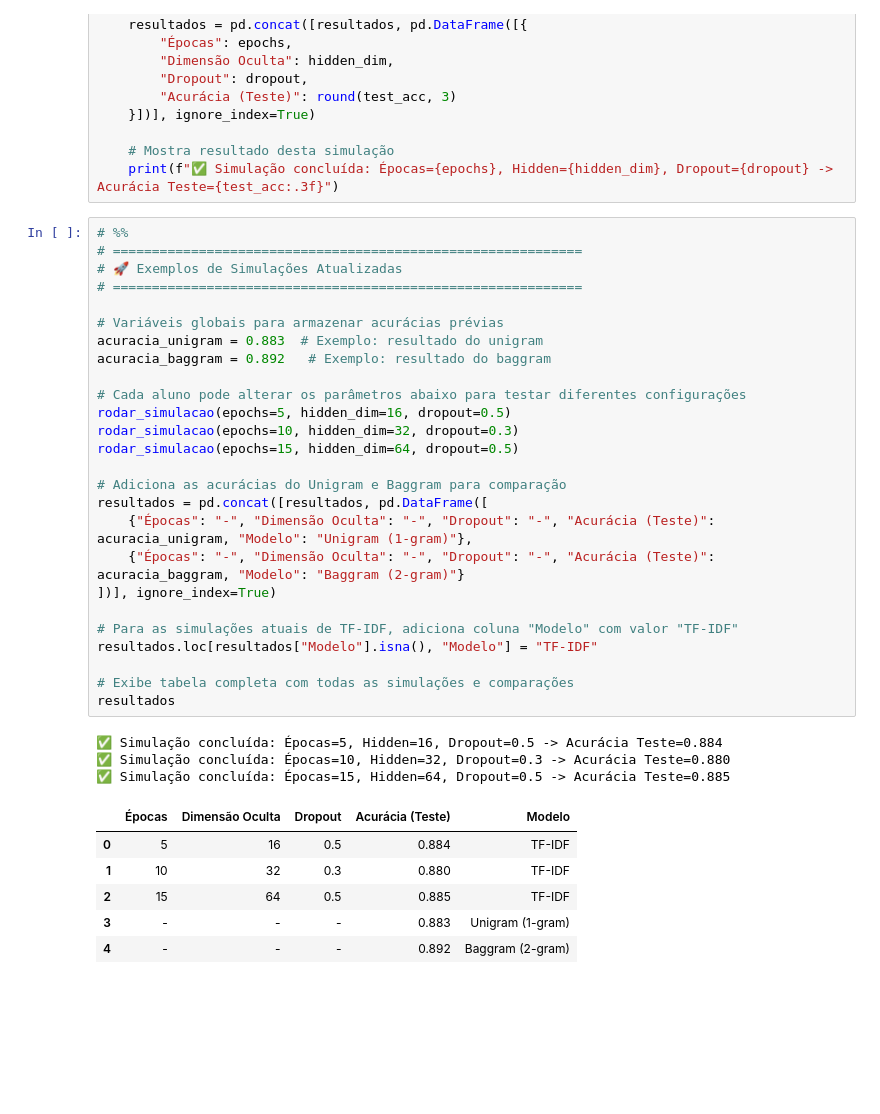
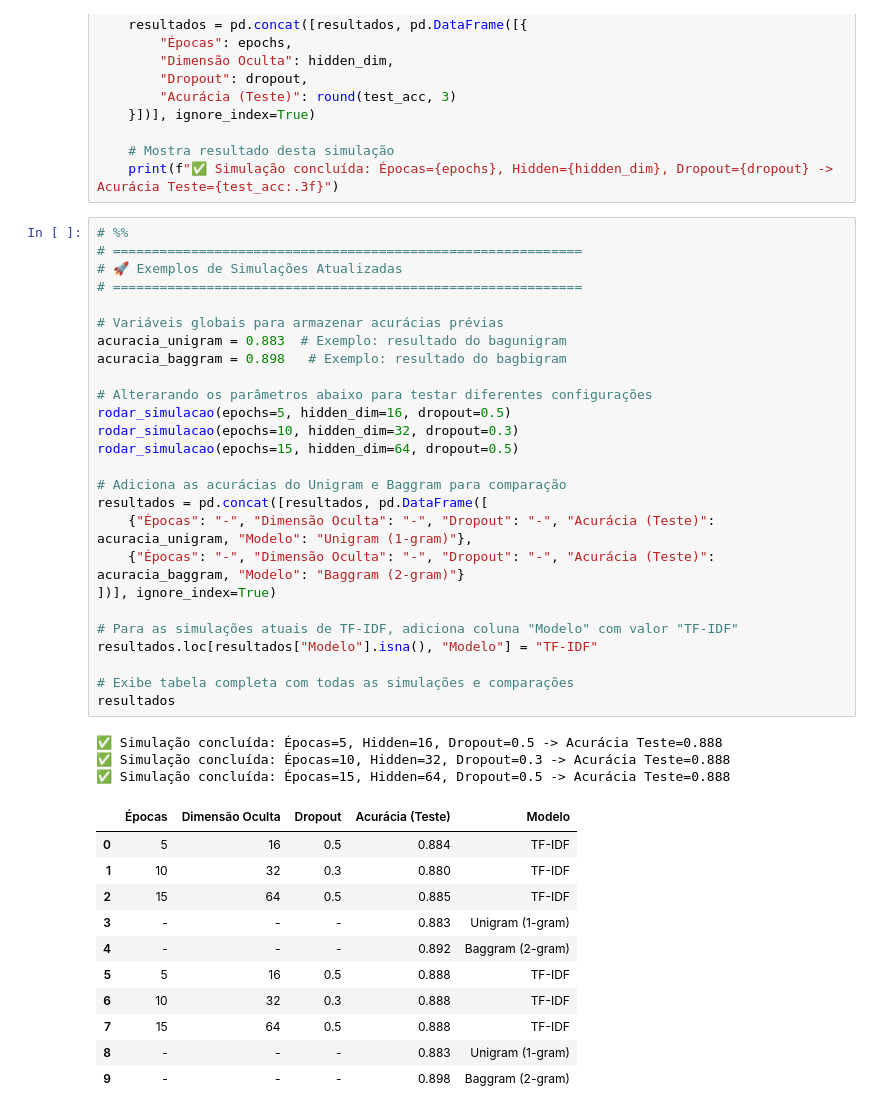
Before and after one commit to jonathas-1993/Topicos_UFAM, a Jupyter notebook: atividades/4_TextVectorization_tf_idf.ipynb, the cells around one changed output. Drawn from its saved outputs; the diff is of its cells as text; blank space fills up the shorter version.

```diff
--- a/atividades/4_TextVectorization_tf_idf.ipynb
+++ b/atividades/4_TextVectorization_tf_idf.ipynb
@@ -238,36 +238,41 @@ def rodar_simulacao(epochs=5, hidden_dim=16, dropout=0.5):
 # %%
 # %%
 # ============================================================
 # 🚀 Exemplos de Simulações Atualizadas
 # ============================================================
 
 # Variáveis globais para armazenar acurácias prévias
-acuracia_unigram = 0.883  # Exemplo: resultado do unigram
-acuracia_baggram = 0.892   # Exemplo: resultado do baggram
+acuracia_unigram = 0.883  # Exemplo: resultado do bagunigram
+acuracia_baggram = 0.898   # Exemplo: resultado do bagbigram
 
-# Cada aluno pode alterar os parâmetros abaixo para testar diferentes configurações
+# Alterarando os parâmetros abaixo para testar diferentes configurações
 rodar_simulacao(epochs=5, hidden_dim=16, dropout=0.5)
 rodar_simulacao(epochs=10, hidden_dim=32, dropout=0.3)
 rodar_simulacao(epochs=15, hidden_dim=64, dropout=0.5)
 
 # Adiciona as acurácias do Unigram e Baggram para comparação
 resultados = pd.concat([resultados, pd.DataFrame([
     {"Épocas": "-", "Dimensão Oculta": "-", "Dropout": "-", "Acurácia (Teste)": acuracia_unigram, "Modelo": "Unigram (1-gram)"},
     {"Épocas": "-", "Dimensão Oculta": "-", "Dropout": "-", "Acurácia (Teste)": acuracia_baggram, "Modelo": "Baggram (2-gram)"}
 ])], ignore_index=True)
 
 # Para as simulações atuais de TF-IDF, adiciona coluna "Modelo" com valor "TF-IDF"
 resultados.loc[resultados["Modelo"].isna(), "Modelo"] = "TF-IDF"
 
 # Exibe tabela completa com todas as simulações e comparações
 resultados
 # %% [output]
-✅ Simulação concluída: Épocas=5, Hidden=16, Dropout=0.5 -> Acurácia Teste=0.884
-✅ Simulação concluída: Épocas=10, Hidden=32, Dropout=0.3 -> Acurácia Teste=0.880
-✅ Simulação concluída: Épocas=15, Hidden=64, Dropout=0.5 -> Acurácia Teste=0.885
+✅ Simulação concluída: Épocas=5, Hidden=16, Dropout=0.5 -> Acurácia Teste=0.888
+✅ Simulação concluída: Épocas=10, Hidden=32, Dropout=0.3 -> Acurácia Teste=0.888
+✅ Simulação concluída: Épocas=15, Hidden=64, Dropout=0.5 -> Acurácia Teste=0.888
 |  | Épocas | Dimensão Oculta | Dropout | Acurácia (Teste) | Modelo |
 | 0 | 5 | 16 | 0.5 | 0.884 | TF-IDF |
 | 1 | 10 | 32 | 0.3 | 0.880 | TF-IDF |
 | 2 | 15 | 64 | 0.5 | 0.885 | TF-IDF |
 | 3 | - | - | - | 0.883 | Unigram (1-gram) |
 | 4 | - | - | - | 0.892 | Baggram (2-gram) |
+| 5 | 5 | 16 | 0.5 | 0.888 | TF-IDF |
+| 6 | 10 | 32 | 0.3 | 0.888 | TF-IDF |
+| 7 | 15 | 64 | 0.5 | 0.888 | TF-IDF |
+| 8 | - | - | - | 0.883 | Unigram (1-gram) |
+| 9 | - | - | - | 0.898 | Baggram (2-gram) |
```
